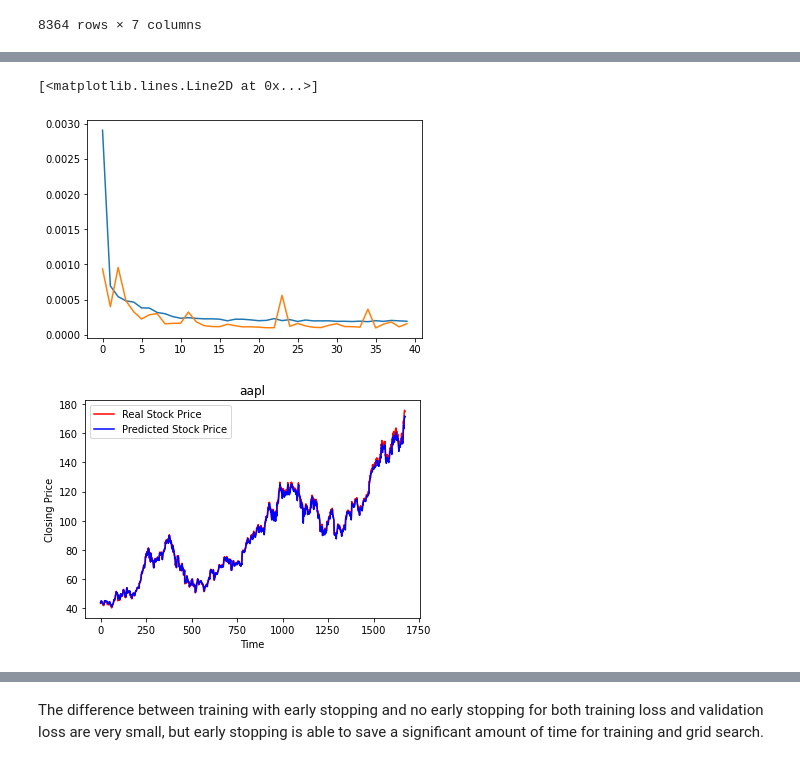
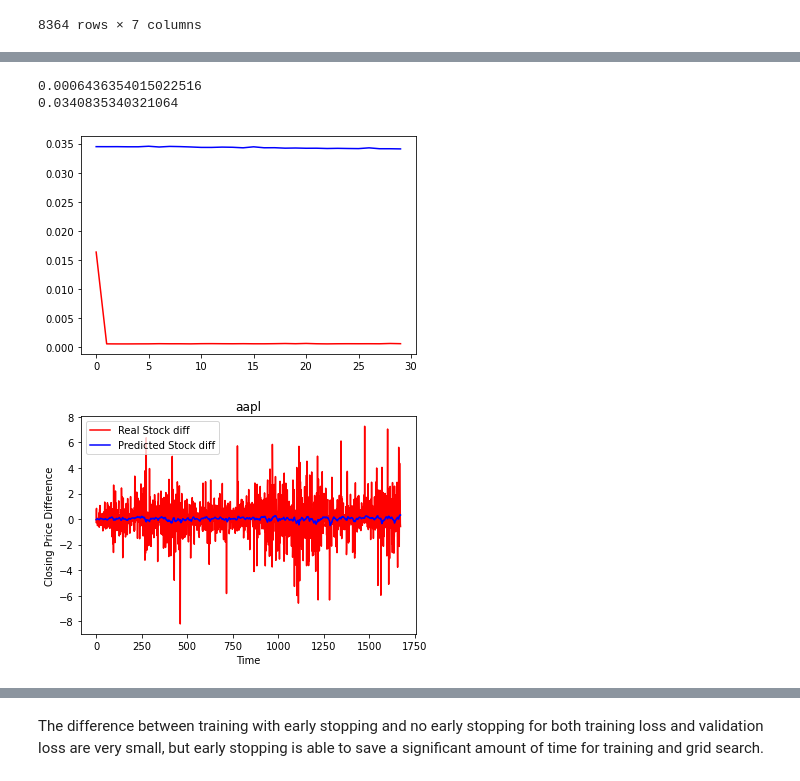
Before and after one commit to hoperawr/CS3244_Project, a Jupyter notebook: LSTM/LSTM_wj.ipynb, the cells around one changed output, grey strips where cells are left out. Saved outputs shown, nothing was run; the diff lists cells and outputs as text; code cells hidden in the pictures.

```diff
--- a/LSTM/LSTM_wj.ipynb
+++ b/LSTM/LSTM_wj.ipynb
@@ -47,0 +42,3 @@ val_set = val_data.iloc[:,4:5]
+# %%
+training_set = train_data.values.reshape(-1,1)
+val_set = val_data.values.reshape(-1,1)
@@ -48,7 +55,6 @@ val_set = val_data.iloc[:,4:5]
 # %%
 #normalise training and validation dataset for training
-from sklearn.preprocessing import MinMaxScaler
-from sklearn.metrics import mean_squared_error
 scaler = MinMaxScaler(feature_range = (0,1))
-scaled_training_set = scaler.fit_transform(training_set)
-scaled_val_set = scaler.fit_transform(val_set)
+scalar = scaler.fit(training_set)
+scaled_training_set = scaler.transform(training_set)
+scaled_val_set = scaler.transform(val_set)
@@ -65,11 +71,11 @@ array([[0.0440861 ],
 # %%
-#prepare trainging and validation data
+#prepare training and validation data
 x_train = []
 y_train = []
-timestamp = 60
+timestep = 60
 
-for i in range(timestamp,len(training_set)):
-    x_train.append(scaled_training_set[i-timestamp:i,0])
+for i in range(timestep+1,len(training_set)):
+    x_train.append(scaled_training_set[i-timestep:i,0])
     y_train.append(scaled_training_set[i,0])
 
 x_train = np.array(x_train)
@@ -77,8 +83,8 @@ y_train = np.array(y_train)
 
 x_val = []
 y_val = []
-for i in range(timestamp,len(val_set)):
-    x_val.append(scaled_val_set[i-timestamp:i,0])
+for i in range(timestep,len(val_set)):
+    x_val.append(scaled_val_set[i-timestep:i,0])
     y_val.append(scaled_val_set[i,0])
 
 x_val = np.array(x_val)
@@ -108,24 +114,27 @@ def LSTM_model():
 # %%
 model,history = LSTM_model()
 # %%
-plt.plot(history.history['loss'])
-plt.plot(history.history['val_loss'])
+plt.plot(history.history['loss'],color = 'red', label = 'loss')
+plt.plot(history.history['val_loss'],color = 'blue', label = 'val loss')
+print(history.history['loss'][-1])
+print(history.history['val_loss'][-1])
 # %% [output]
-[<matplotlib.lines.Line2D at 0x...>]
+0.0006436354015022516
+0.0340835340321064
-[figure, old version]
+[figure, new version]
 # %%
 #normalising test data for prediction
-data_test = pd.concat((val_data["Close"], test_data["Close"]), axis = 0,ignore_index = True)
-inputs = data_test[(len(data_test) - len(test_data) - timestamp):].values
+data_test = pd.concat((val_data, test_data), axis = 0,ignore_index = True)
+inputs = data_test[(len(data_test) - len(test_data) - timestep):].values
 inputs = inputs.reshape(-1,1)
-inputs = scaler.fit_transform(inputs)
+inputs = scaler.transform(inputs)
 
 #prepare test data
 x_test = []
 y_test = []
 
-for i in range(timestamp,len(test_data) + timestamp):
-    x_test.append(inputs[i-timestamp:i,0])
+for i in range(timestep,len(test_data) + timestep):
+    x_test.append(inputs[i-timestep:i,0])
     y_test.append(inputs[i,0])
 
 x_test = np.array(x_test)
@@ -139,10 +151,10 @@ y_test = scaler.inverse_transform(y_test.reshape(-1, 1))
 # %%
-plt.plot(y_test, color = 'red', label = 'Real Stock Price')
-plt.plot(y_pred, color = 'blue', label = 'Predicted Stock Price')
+plt.plot(y_test, color = 'red', label = 'Real Stock diff')
+plt.plot(y_pred, color = 'blue', label = 'Predicted Stock diff')
 plt.title('aapl')
 plt.xlabel('Time')
-plt.ylabel('Closing Price')
+plt.ylabel('Closing Price Difference')
 plt.legend()
 plt.show()
 # %% [output]
-[figure, old version]
+[figure, new version]
```
Also changed, not shown: parts of 22 cells of this notebook, 1 other file.
